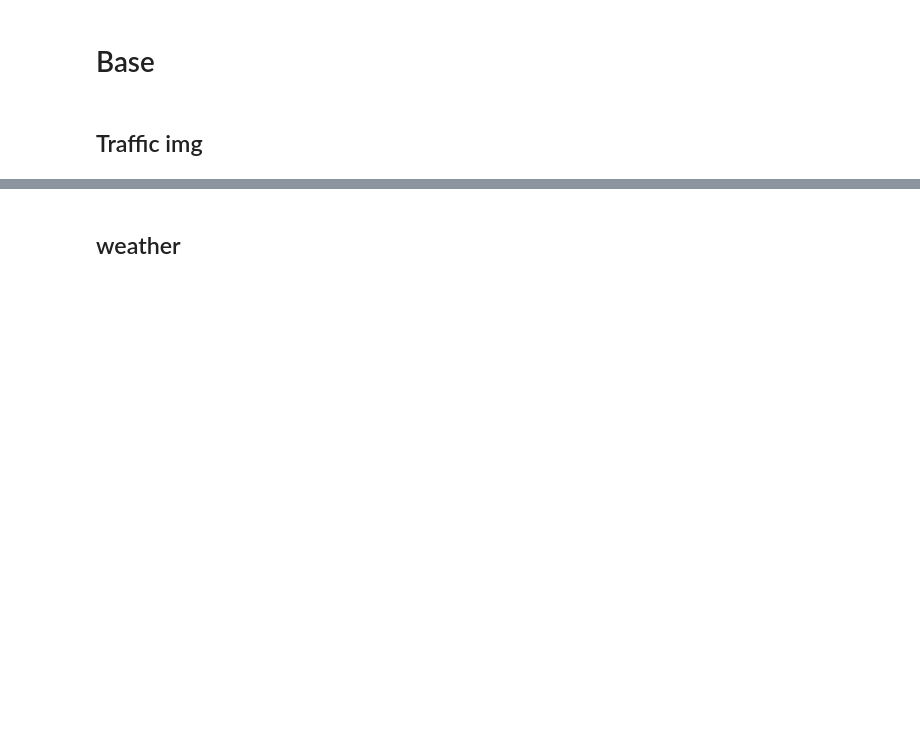
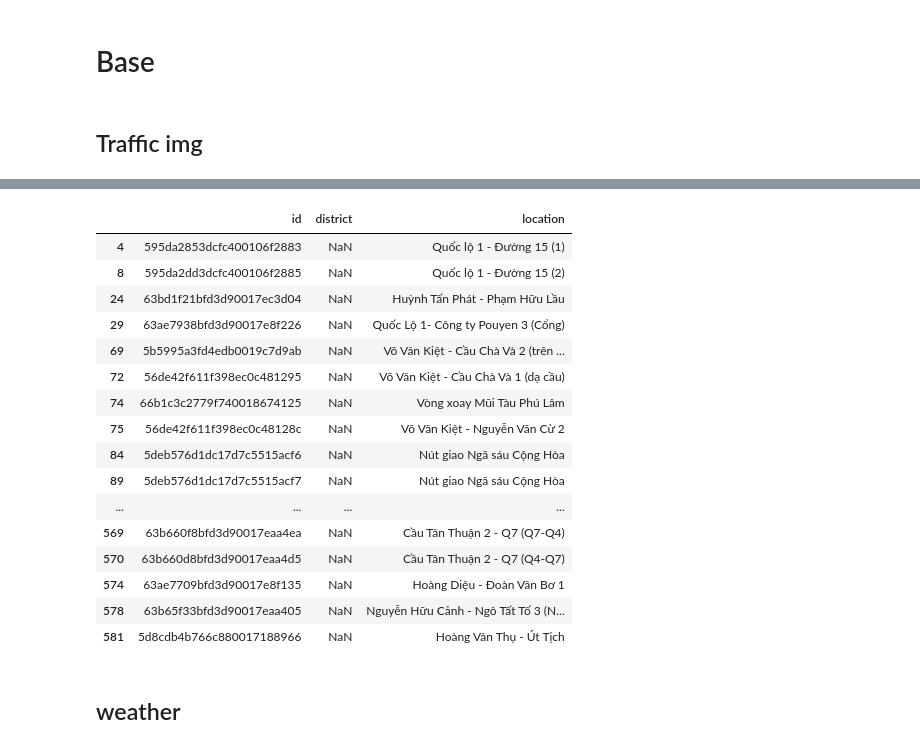
Before and after one commit to PhongHuynh0394/Traffic-Flow-Analysis, a Jupyter notebook: notebook/workplace/crawling.ipynb, the cells around one changed output, grey strips where cells are left out. Drawn from its saved outputs; the diff is of its cells as text; code cells hidden in the pictures; blank space fills up the shorter version.

```diff
--- a/notebook/workplace/crawling.ipynb
+++ b/notebook/workplace/crawling.ipynb
@@ -215,3 +682,23 @@ cam_info
+# %%
+df[df['district'].isna()]
+# %% [output]
+|  | id | district | location |
+| 4 | 595da2853dcfc400106f2883 | NaN | Quốc lộ 1 - Đường 15 (1) |
+| 8 | 595da2dd3dcfc400106f2885 | NaN | Quốc lộ 1 - Đường 15 (2) |
+| 24 | 63bd1f21bfd3d90017ec3d04 | NaN | Huỳnh Tấn Phát - Phạm Hữu Lầu |
+| 29 | 63ae7938bfd3d90017e8f226 | NaN | Quốc Lộ 1- Công ty Pouyen 3 (Cổng) |
+| 69 | 5b5995a3fd4edb0019c7d9ab | NaN | Võ Văn Kiệt - Cầu Chà Và 2 (trên ... |
+| 72 | 56de42f611f398ec0c481295 | NaN | Võ Văn Kiệt - Cầu Chà Và 1 (dạ cầu) |
+| 74 | 66b1c3c2779f740018674125 | NaN | Vòng xoay Mũi Tàu Phú Lâm |
+| 75 | 56de42f611f398ec0c48128c | NaN | Võ Văn Kiệt - Nguyễn Văn Cừ 2 |
+| 84 | 5deb576d1dc17d7c5515acf6 | NaN | Nút giao Ngã sáu Cộng Hòa |
+| 89 | 5deb576d1dc17d7c5515acf7 | NaN | Nút giao Ngã sáu Cộng Hòa |
+| ... | ... | ... | ... |
+| 569 | 63b660f8bfd3d90017eaa4ea | NaN | Cầu Tân Thuận 2 - Q7 (Q7-Q4) |
+| 570 | 63b660d8bfd3d90017eaa4d5 | NaN | Cầu Tân Thuận 2 - Q7 (Q4-Q7) |
+| 574 | 63ae7709bfd3d90017e8f135 | NaN | Hoàng Diệu - Đoàn Văn Bơ 1 |
+| 578 | 63b65f33bfd3d90017eaa405 | NaN | Nguyễn Hữu Cảnh - Ngô Tất Tố 3 (N... |
+| 581 | 5d8cdb4b766c880017188966 | NaN | Hoàng Văn Thụ - Út Tịch |
 # %% [markdown]
 ## weather
 # %%
```
Also changed, not shown: parts of 5 cells of this notebook, 4 other files.
